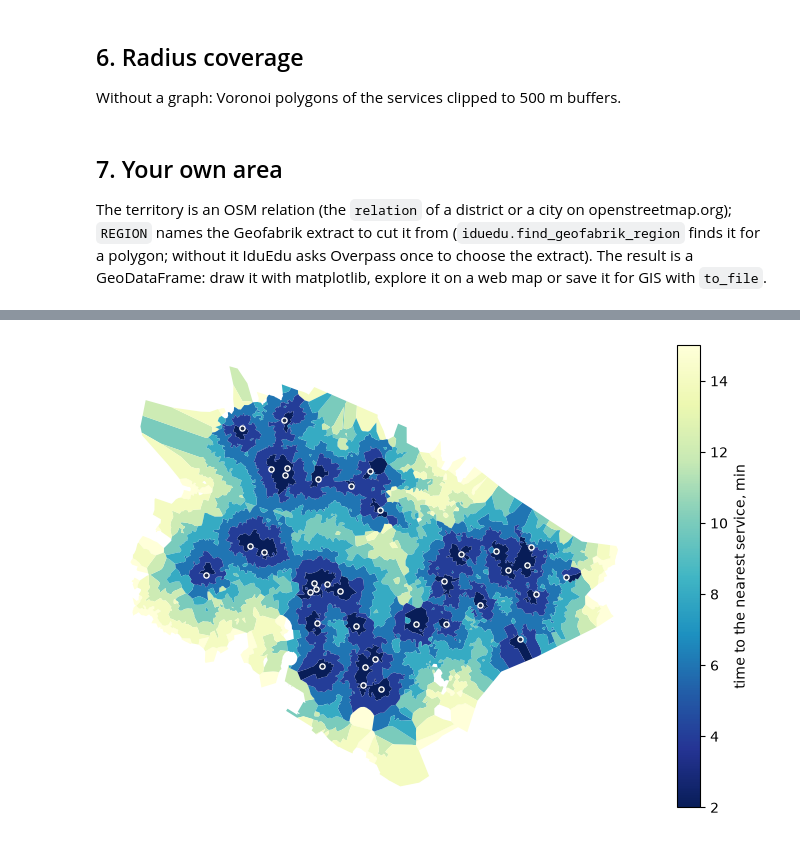
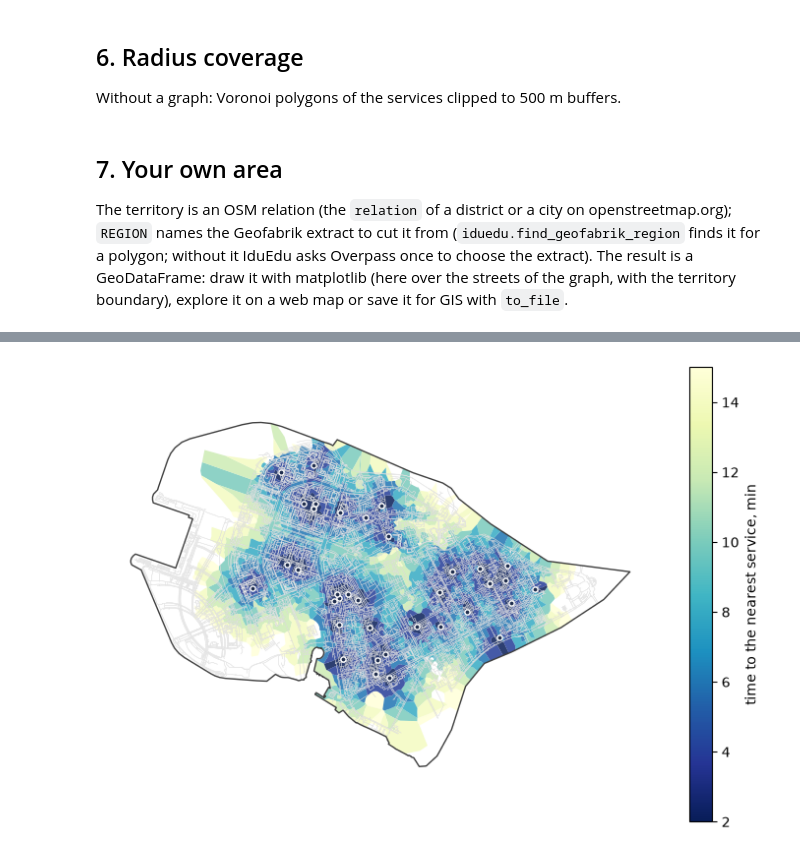
Before and after one commit to IDUclub/ObjectNat, a Jupyter notebook: docs/methods/examples/coverage.ipynb, the cells around one changed output, grey strips where cells are left out. Saved outputs shown, nothing was run; the diff lists cells and outputs as text; code cells hidden in the pictures.

```diff
--- a/docs/methods/examples/coverage.ipynb
+++ b/docs/methods/examples/coverage.ipynb
@@ -156,8 +156,8 @@ radius_cov.explore(column='name', tiles='CartoDB Positron')
 
 The territory is an OSM relation (the `relation` of a district or a city on openstreetmap.org); `REGION` names
 the Geofabrik extract to cut it from (`iduedu.find_geofabrik_region` finds it for a polygon; without it IduEdu
-asks Overpass once to choose the extract). The result is a GeoDataFrame: draw it with matplotlib, explore it on a
-web map or save it for GIS with `to_file`.
+asks Overpass once to choose the extract). The result is a GeoDataFrame: draw it with matplotlib (here over the
+streets of the graph, with the territory boundary), explore it on a web map or save it for GIS with `to_file`.
 # %%
 import matplotlib.pyplot as plt
 
@@ -173,8 +173,12 @@ my_bands = get_stepped_graph_coverage(
 )
 
 local = my_bands.to_crs(my_graph.nodes_gdf.crs)
-ax = local.plot(column="dist", cmap="YlGnBu_r", legend=True,
-                legend_kwds={"label": "time to the nearest service, min"}, figsize=(9, 6))
+streets = my_graph.edges_gdf[my_graph.edges_gdf["type"] == "walk"]  # the street network as the background
+ax = streets.plot(color="#c2c2c2", linewidth=0.3, figsize=(9, 6))
+local.plot(ax=ax, column="dist", cmap="YlGnBu_r", alpha=0.85, legend=True,
+           legend_kwds={"label": "time to the nearest service, min"})
+streets.plot(ax=ax, color="white", linewidth=0.3, alpha=0.6)
+gpd.GeoSeries([my_boundary], crs=4326).to_crs(local.crs).boundary.plot(ax=ax, color="#3d3d3d", linewidth=1)
 my_services.to_crs(local.crs).plot(ax=ax, color="#1f2d4d", markersize=14, edgecolor="white", zorder=5)
 ax.set_axis_off()
 plt.show()
@@ -185,3 +189,3 @@ plt.show()
-[figure, old version]
+[figure, new version]
 # %%
 my_bands.explore(column="dist", cmap="YlGnBu_r", tiles="CartoDB Positron")
```
Also changed, not shown: parts of 2 cells of this notebook, 25 other files.
